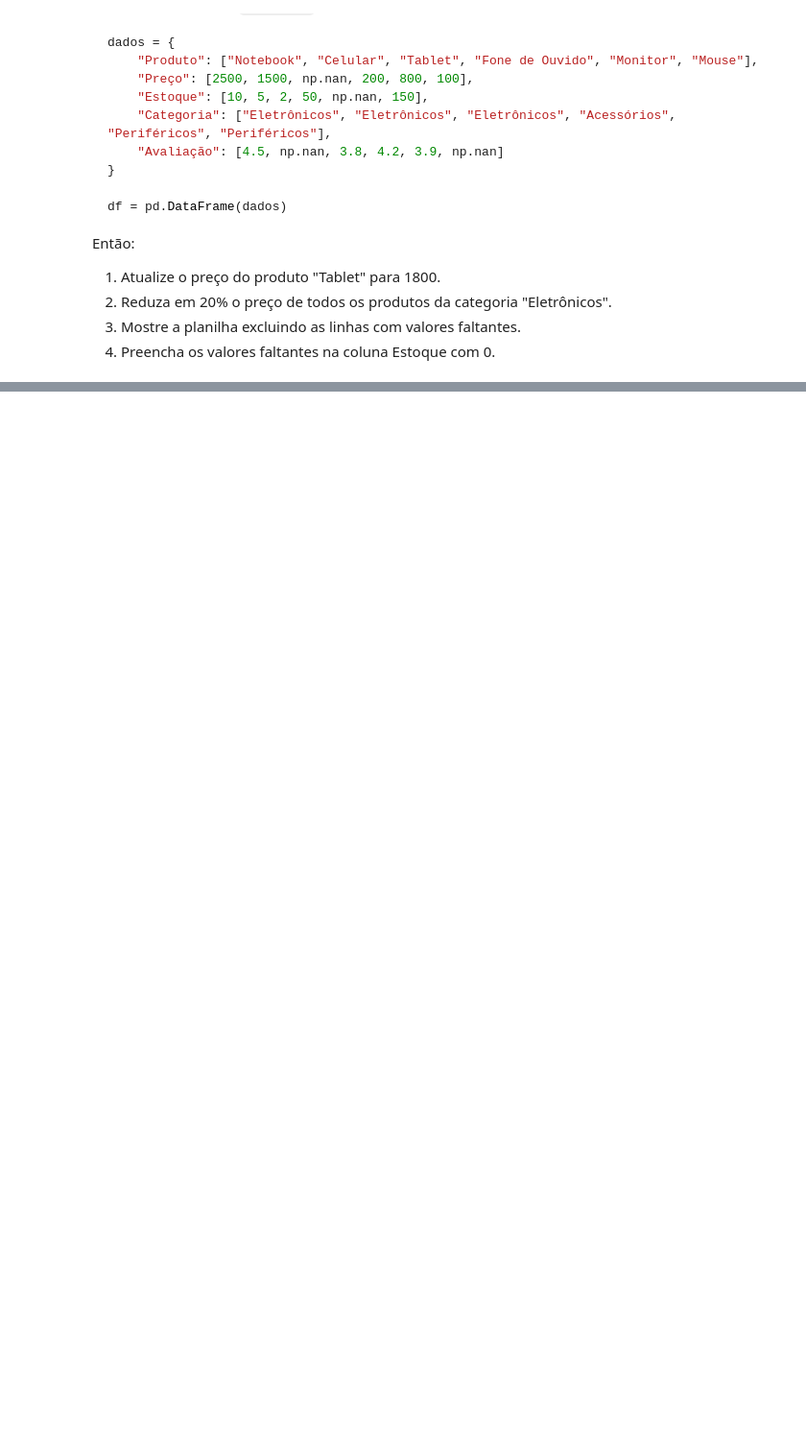
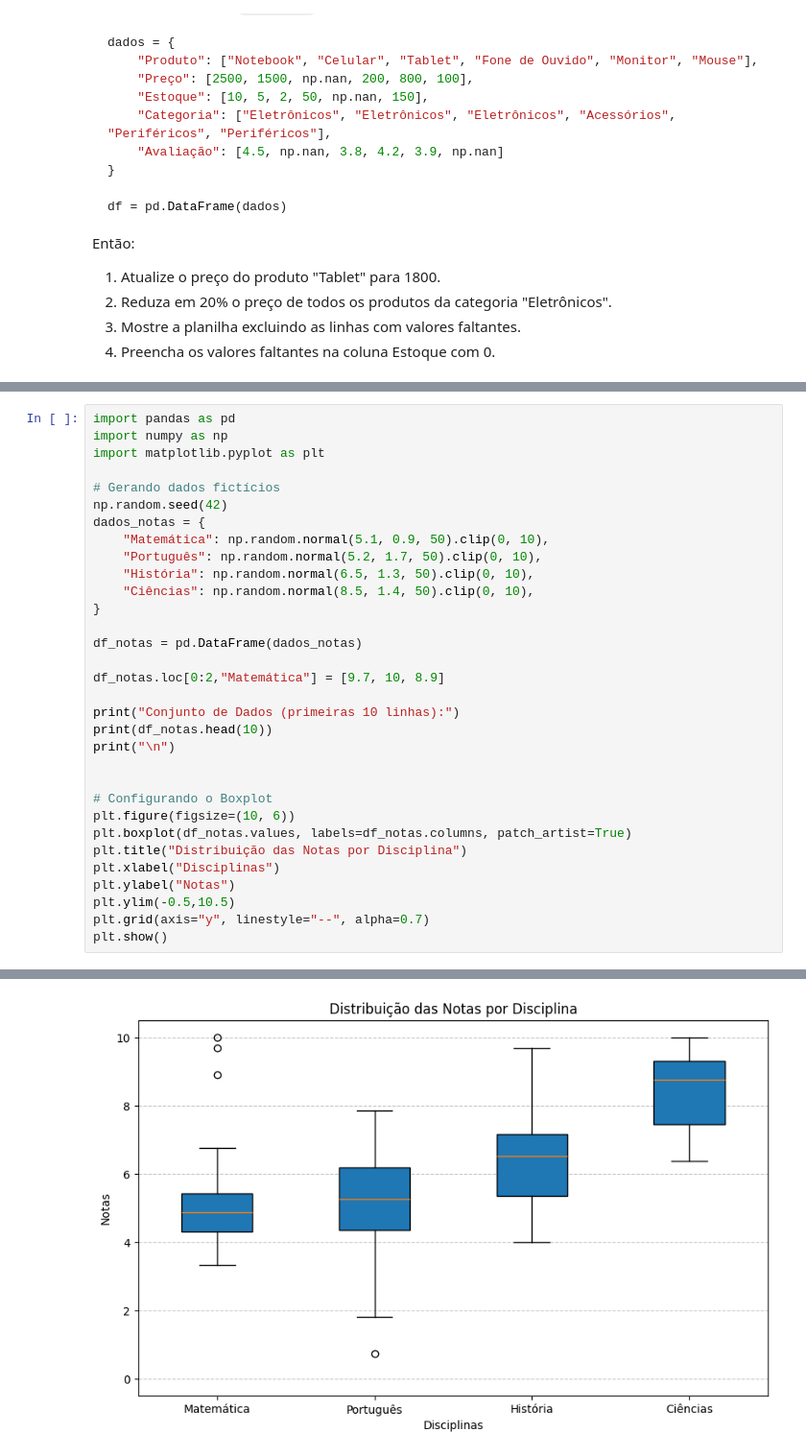
Before and after one commit to py241012543/CEE2, a Jupyter notebook: aulas.ipynb, the cells around one changed output, grey strips where cells are left out. Shown at 96% size. Cells and saved outputs as stored; diff of their text form; blank space fills up the shorter version.

```diff
--- a/aulas.ipynb
+++ b/aulas.ipynb
@@ -2997,0 +4159,33 @@ Então:
+# %%
+import pandas as pd
+import numpy as np
+import matplotlib.pyplot as plt
+
+# Gerando dados fictícios
+np.random.seed(42)
+dados_notas = {
+    "Matemática": np.random.normal(5.1, 0.9, 50).clip(0, 10),
+    "Português": np.random.normal(5.2, 1.7, 50).clip(0, 10),
+    "História": np.random.normal(6.5, 1.3, 50).clip(0, 10),
+    "Ciências": np.random.normal(8.5, 1.4, 50).clip(0, 10),
+}
+
+df_notas = pd.DataFrame(dados_notas)
+
+df_notas.loc[0:2,"Matemática"] = [9.7, 10, 8.9]
+
+print("Conjunto de Dados (primeiras 10 linhas):")
+print(df_notas.head(10))
+print("\n")
+
+
+# Configurando o Boxplot
+plt.figure(figsize=(10, 6))
+plt.boxplot(df_notas.values, labels=df_notas.columns, patch_artist=True)
+plt.title("Distribuição das Notas por Disciplina")
+plt.xlabel("Disciplinas")
+plt.ylabel("Notas")
+plt.ylim(-0.5,10.5)
+plt.grid(axis="y", linestyle="--", alpha=0.7)
+plt.show()
+# %% [output]
@@ -2997,0 +4204 @@ Então:
+[figure, added]
```
Also changed, not shown: parts of 136 cells of this notebook.
